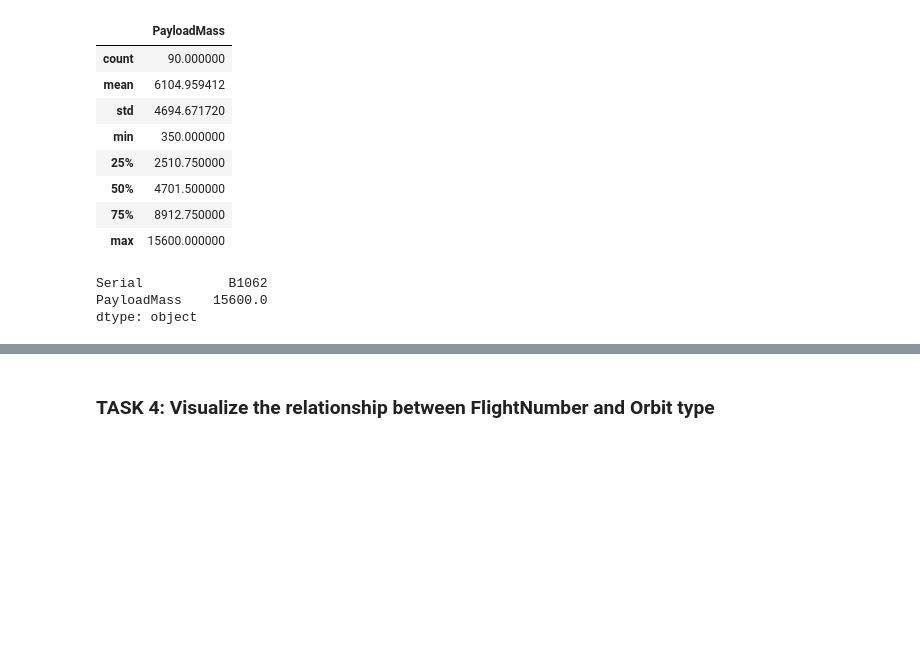
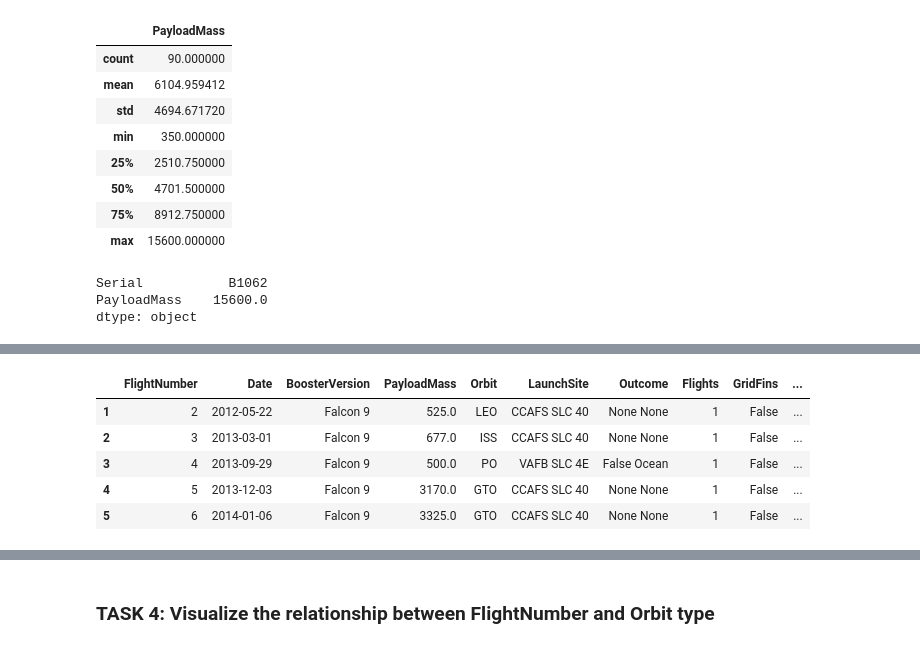
Before and after one commit to JAMESCUDERO/Marathon, a Jupyter notebook: 5_EDA_with_Data_Visualisation.ipynb, the cells around one changed output, grey strips where cells are left out. Cells and saved outputs as stored; diff of their text form; code cells hidden in the pictures; blank space fills up the shorter version.

```diff
--- a/5_EDA_with_Data_Visualisation.ipynb
+++ b/5_EDA_with_Data_Visualisation.ipynb
@@ -383,0 +424,11 @@ dtype: object
+# %%
+mask = (df['Date'] > '2010-06-04') & (df['Date'] <= '2017-03-20')
+filtered_df=df.loc[mask]
+filtered_df.head()
+# %% [output]
+|  | FlightNumber | Date | BoosterVersion | PayloadMass | Orbit | LaunchSite | Outcome | Flights | GridFins | ... |
+| 1 | 2 | 2012-05-22 | Falcon 9 | 525.0 | LEO | CCAFS SLC 40 | None None | 1 | False | ... |
+| 2 | 3 | 2013-03-01 | Falcon 9 | 677.0 | ISS | CCAFS SLC 40 | None None | 1 | False | ... |
+| 3 | 4 | 2013-09-29 | Falcon 9 | 500.0 | PO | VAFB SLC 4E | False Ocean | 1 | False | ... |
+| 4 | 5 | 2013-12-03 | Falcon 9 | 3170.0 | GTO | CCAFS SLC 40 | None None | 1 | False | ... |
+| 5 | 6 | 2014-01-06 | Falcon 9 | 3325.0 | GTO | CCAFS SLC 40 | None None | 1 | False | ... |
```
Also changed, not shown: parts of 7 cells of this notebook.
